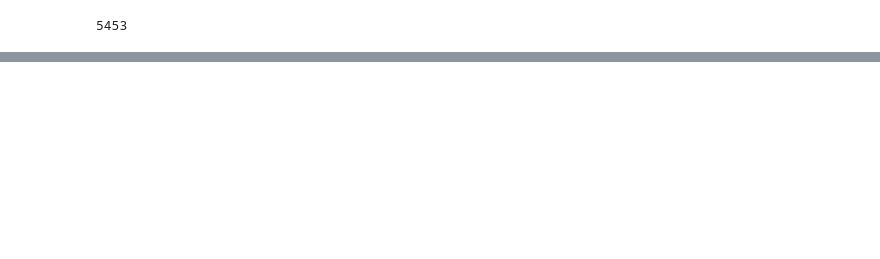
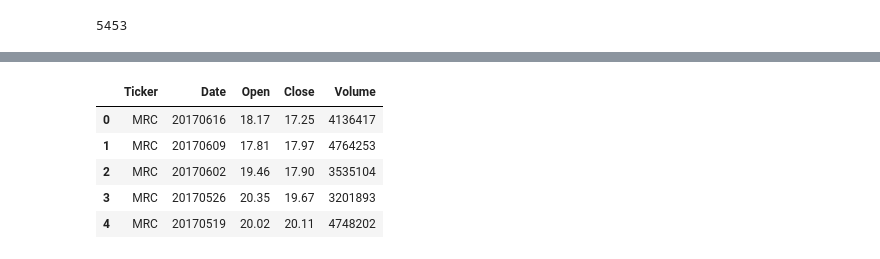
Before and after one commit to harshil753/Bounce_Back, a Jupyter notebook: Untitled.ipynb, the cells around one changed output, grey strips where cells are left out. Cells and saved outputs as stored; diff of their text form; code cells hidden in the pictures; blank space fills up the shorter version.

```diff
--- a/Untitled.ipynb
+++ b/Untitled.ipynb
@@ -116,8 +126,12 @@ len(index_df)
 # %%
 cur = 0
 prev = 0
-for index, row in index_df:
+for index, row in index_df.iterrows():
     cur = row["Index"]
     if((cur - prev)<=4):
-        index_df.drop(index)
+        index_df.drop(index, inplace=True)
     prev = cur
+import winsound
+duration = 1000  # millisecond
+freq = 440  # Hz
+winsound.Beep(freq, duration)
@@ -135,21 +149,25 @@ ti = []
 vo = []
 
 counter = 0
-for item in index_values:
+for index, row in index_df.iterrows():
     counter = counter +1
     print(counter)
-    prev = item - 26
-#     fut = item + 26
-#     for index, row in pricedrop.iterrows():
-#         droptick=row["Ticker"]
-#         droplist = timeseries[(timeseries["Ticker"]==droptick)]
-    for index, row in timeseries.iterrows():
-        for x in range(prev, item):
+    item = row["Index"]
+    prev = item + 26
+#     fut = item - 26
+    droptick=row["Ticker"]
+    droplist = timeseries[(timeseries["Ticker"]==droptick)]
+    for index, row in droplist.iterrows():
+        for x in range(item+1, prev+1):
             if(row["Unnamed: 0"] == x):
                 op.append(row["Weekly Open"])
                 cl.append(row["Weekly Close"])
                 da.append(row["Date"])
                 ti.append(row["Ticker"])
                 vo.append(row["Volume"])
+import winsound
+duration = 1000  # millisecond
+freq = 440  # Hz
+winsound.Beep(freq, duration)
 # %% [output]
 1
@@ -156,0 +190,18 @@ KeyboardInterrupt:
+# %%
+prev_twenty_six = pd.DataFrame({
+    "Open":op,
+    "Close":cl,
+    "Date":da,
+    "Ticker":ti,
+    "Volume":vo
+})
+# %%
+prev_twenty_six=prev_twenty_six[["Ticker","Date","Open","Close","Volume"]]
+prev_twenty_six.head()
+# %% [output]
+|  | Ticker | Date | Open | Close | Volume |
+| 0 | MRC | 20170616 | 18.17 | 17.25 | 4136417 |
+| 1 | MRC | 20170609 | 17.81 | 17.97 | 4764253 |
+| 2 | MRC | 20170602 | 19.46 | 17.90 | 3535104 |
+| 3 | MRC | 20170526 | 20.35 | 19.67 | 3201893 |
+| 4 | MRC | 20170519 | 20.02 | 20.11 | 4748202 |
```
Also changed, not shown: parts of 13 cells of this notebook, 2 other files.
